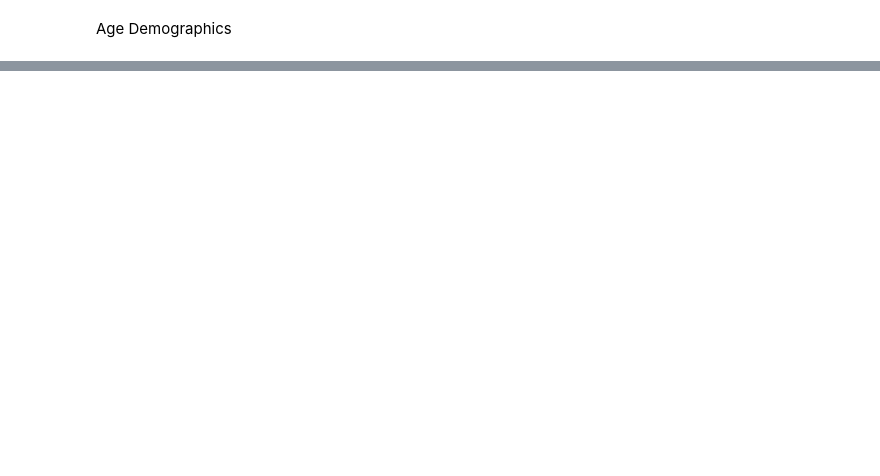
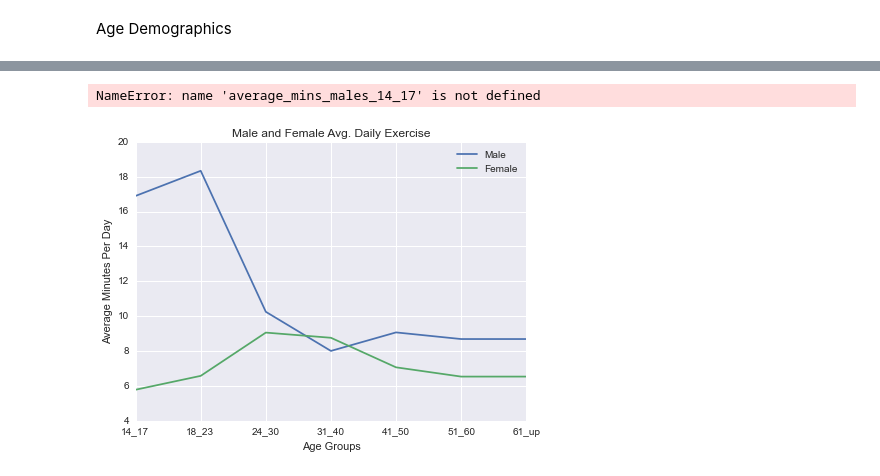
Before and after one commit to kaslemr/American_Time_Usage_Survey_Analysis, a Jupyter notebook: ATUS Analysis.ipynb, the cells around one changed output, grey strips where cells are left out. Saved outputs shown, nothing was run; the diff lists cells and outputs as text; code cells hidden in the pictures; blank space fills up the shorter version.

```diff
--- a/ATUS Analysis.ipynb
+++ b/ATUS Analysis.ipynb
@@ -234,0 +229,15 @@ males_70_andup
+# %%
+#Creating age groups
+workout_types = [130101, 130104, 130124, 130128, 130131, 130133, 130136, 130134]
+
+for start, stop in [(14,17), (18,23), (24,30), (31,40), (41,50), (51,60), (60,100)]:
+    males_start_stop = males[(males.age >= start) & (males.age <= stop)]
+
+alist = []
+for x in workout_types:
+    average_mins_males_14_17 = average_minutes(males_14_17, x)
+alist.append(average_mins_males_14_17)
+sum(alist)
+
+for start, stop in [(14,17), (18,23), (24,30), (31,40), (41,50), (51,60), (60,100)]:
+    females_start_stop = females[(females.age >= start) & (females.age <= stop)]
@@ -234,0 +259,4 @@ males_70_andup
+# %%
+average_mins_males_14_17
+# %% [output]
+NameError: name 'average_mins_males_14_17' is not defined
@@ -234,0 +268,6 @@ males_70_andup
+# %%
+male_age_group_list = [males[(males.age >= start) & (males.age <= stop)]
+                    for start, stop in [(14,17), (18,23), (24,30), (31,40), (41,50), (51,60), (60,100)]]
+
+female_age_group_list = [females[(females.age >= start) & (females.age <= stop)]
+                    for start, stop in [(14,17), (18,23), (24,30), (31,40), (41,50), (51,60), (60,100)]]
@@ -234,0 +309,13 @@ males_70_andup
+# %%
+females_avg_workout_time = pd.Series(females_avg_workout_time_list, index = age_list)
+males_avg_workout_time = pd.Series(males_avg_workout_time_list, index = age_list)
+#use group_by to plot
+males_avg_workout_time.plot()
+x = females_avg_workout_time.plot(figsize=(7,5))
+x.set_xlabel("Age Groups")
+x.set_ylabel("Average Minutes Per Day")
+x.set_title("Male and Female Avg. Daily Exercise")
+x.legend(["Male", "Female"], loc=1)
+plt.show(x)
+# %% [output]
+[figure, added]
```
Also changed, not shown: parts of 37 cells of this notebook, 6 other files.
